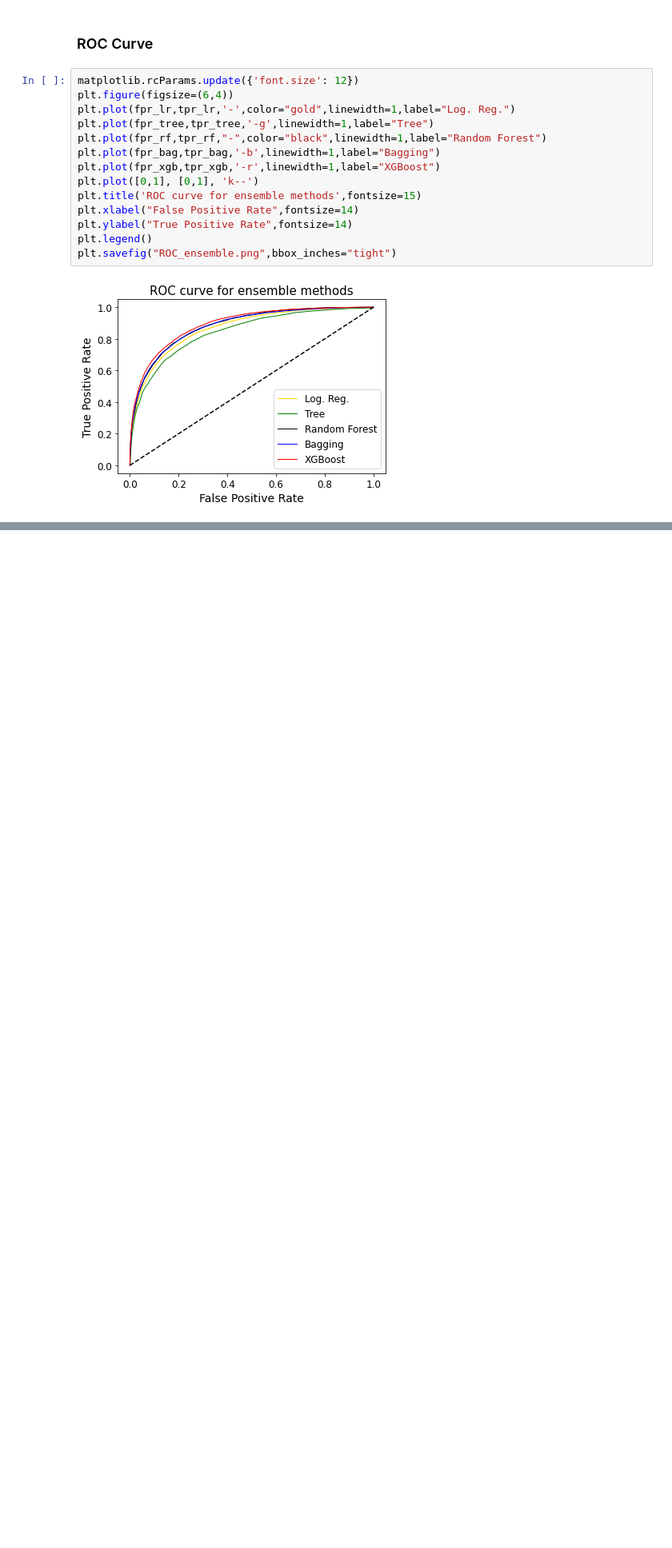
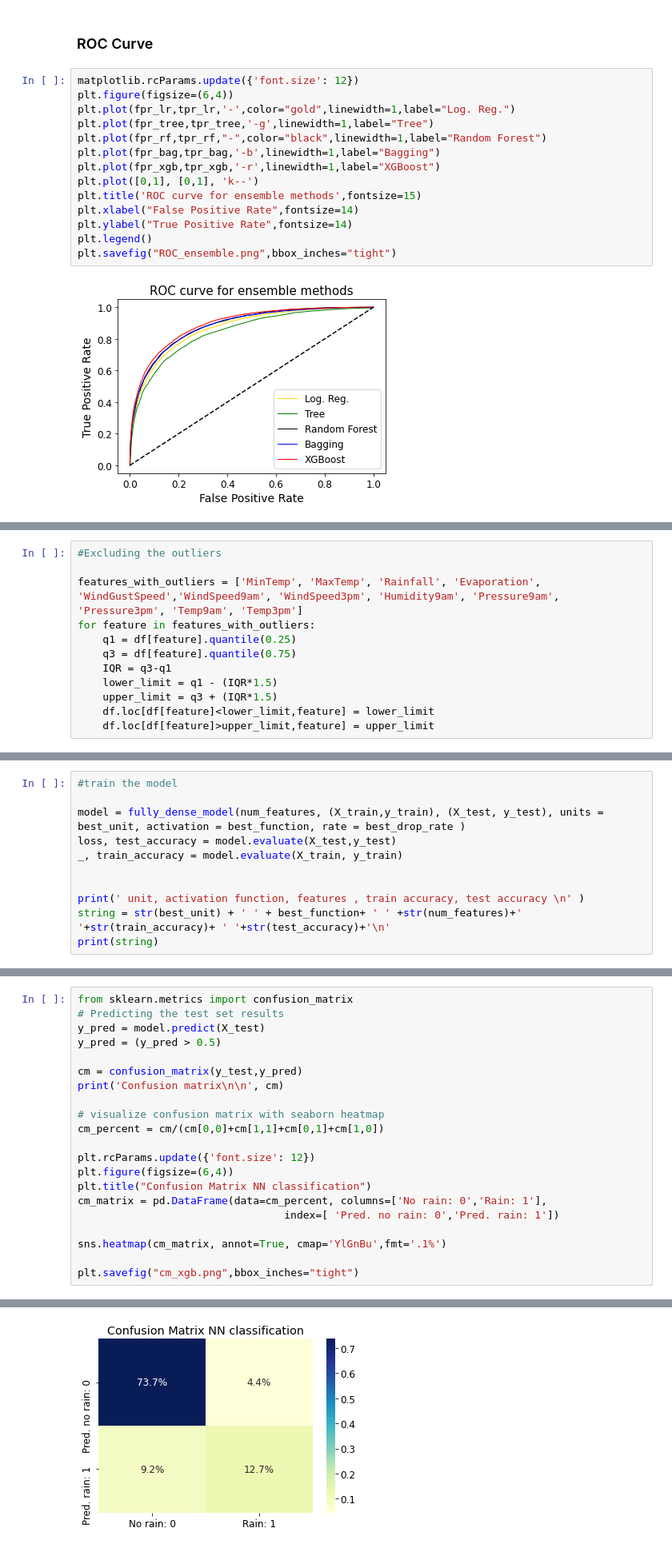
Before and after one commit to engyssimo/MLProjectNucphys, a Jupyter notebook: Project2/Project2Notebook.ipynb, the cells around one changed output, grey strips where cells are left out. Shown at 80% size. Cells and saved outputs as stored; diff of their text form; blank space fills up the shorter version.

```diff
--- a/Project2/Project2Notebook.ipynb
+++ b/Project2/Project2Notebook.ipynb
@@ -612,0 +814,12 @@ plt.savefig("ROC_ensemble.png",bbox_inches="tight")
+# %%
+#Excluding the outliers
+
+features_with_outliers = ['MinTemp', 'MaxTemp', 'Rainfall', 'Evaporation', 'WindGustSpeed','WindSpeed9am', 'WindSpeed3pm', 'Humidity9am', 'Pressure9am', 'Pressure3pm', 'Temp9am', 'Temp3pm']
+for feature in features_with_outliers:
+    q1 = df[feature].quantile(0.25)
+    q3 = df[feature].quantile(0.75)
+    IQR = q3-q1
+    lower_limit = q1 - (IQR*1.5)
+    upper_limit = q3 + (IQR*1.5)
+    df.loc[df[feature]<lower_limit,feature] = lower_limit
+    df.loc[df[feature]>upper_limit,feature] = upper_limit
@@ -612,0 +889,11 @@ plt.savefig("ROC_ensemble.png",bbox_inches="tight")
+# %%
+#train the model
+
+model = fully_dense_model(num_features, (X_train,y_train), (X_test, y_test), units =  best_unit, activation = best_function, rate = best_drop_rate )
+loss, test_accuracy = model.evaluate(X_test,y_test)
+_, train_accuracy = model.evaluate(X_train, y_train)
+
+
+print(' unit, activation function, features , train accuracy, test accuracy \n' )
+string = str(best_unit) + ' ' + best_function+ ' ' +str(num_features)+' '+str(train_accuracy)+ ' '+str(test_accuracy)+'\n'
+print(string)
@@ -612,0 +902,22 @@ plt.savefig("ROC_ensemble.png",bbox_inches="tight")
+# %%
+from sklearn.metrics import confusion_matrix
+# Predicting the test set results
+y_pred = model.predict(X_test)
+y_pred = (y_pred > 0.5)
+
+cm = confusion_matrix(y_test,y_pred)
+print('Confusion matrix\n\n', cm)
+
+# visualize confusion matrix with seaborn heatmap
+cm_percent = cm/(cm[0,0]+cm[1,1]+cm[0,1]+cm[1,0])
+
+plt.rcParams.update({'font.size': 12})
+plt.figure(figsize=(6,4))
+plt.title("Confusion Matrix NN classification")
+cm_matrix = pd.DataFrame(data=cm_percent, columns=['No rain: 0','Rain: 1'],
+                                 index=[ 'Pred. no rain: 0','Pred. rain: 1'])
+
+sns.heatmap(cm_matrix, annot=True, cmap='YlGnBu',fmt='.1%')
+
+plt.savefig("cm_xgb.png",bbox_inches="tight")
+# %% [output]
@@ -612,0 +928 @@ plt.savefig("ROC_ensemble.png",bbox_inches="tight")
+[figure, added]
```
Also changed, not shown: parts of 32 cells of this notebook, 10 other files.
